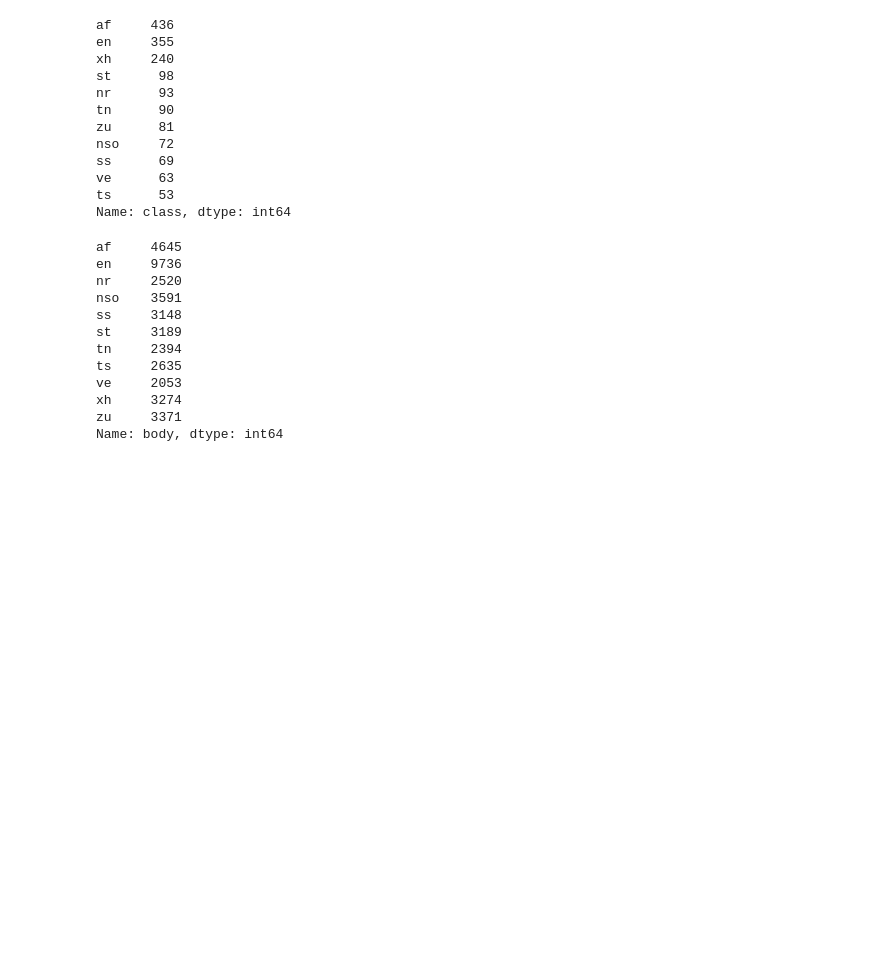
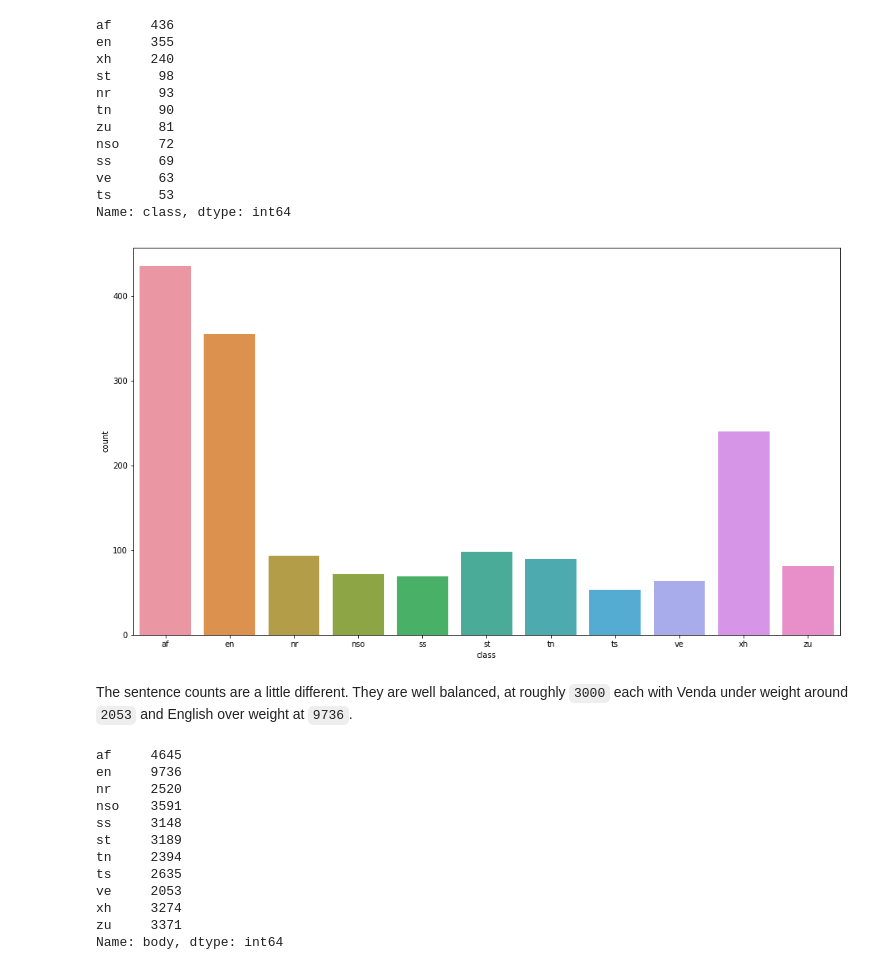
Before and after one commit to Thembani-p/sa-language-classifier, a Jupyter notebook: notebooks/Corpora and prep.ipynb, the cells around one changed output. Cells and saved outputs as stored; diff of their text form; code cells hidden in the pictures; blank space fills up the shorter version.

```diff
--- a/notebooks/Corpora and prep.ipynb
+++ b/notebooks/Corpora and prep.ipynb
@@ -19,0 +49,5 @@ import zipfile
+# %%
+DATA_PATH = '../data'
+MODULES_PATH = '../modules'
+
+sys.path.append(MODULES_PATH)
@@ -22,5 +62,5 @@ import zipfile
 # %%
-file_listing = os.listdir('../data/corpora')
+file_listing = os.listdir(os.path.join(DATA_PATH,'corpora'))
 
 language_codes = [i.replace("corpora.nchlt.","").replace(".zip","") for i in file_listing]
 language_codes
@@ -95,6 +141,13 @@ ss      69
 ve      63
 ts      53
 Name: class, dtype: int64
+# %%
+plt.figure(figsize=(16,9))
+ax = sns.countplot(x="class", data=documents_df)
+# %% [output]
+[figure, added]
+# %% [markdown]
+The sentence counts are a little different. They are well balanced, at roughly `3000` each with Venda under weight around `2053` and English over weight at `9736`.
 # %%
 # sentence counts - beautifully balanced
 
```
Also changed, not shown: parts of 46 cells of this notebook, 10 other files.
